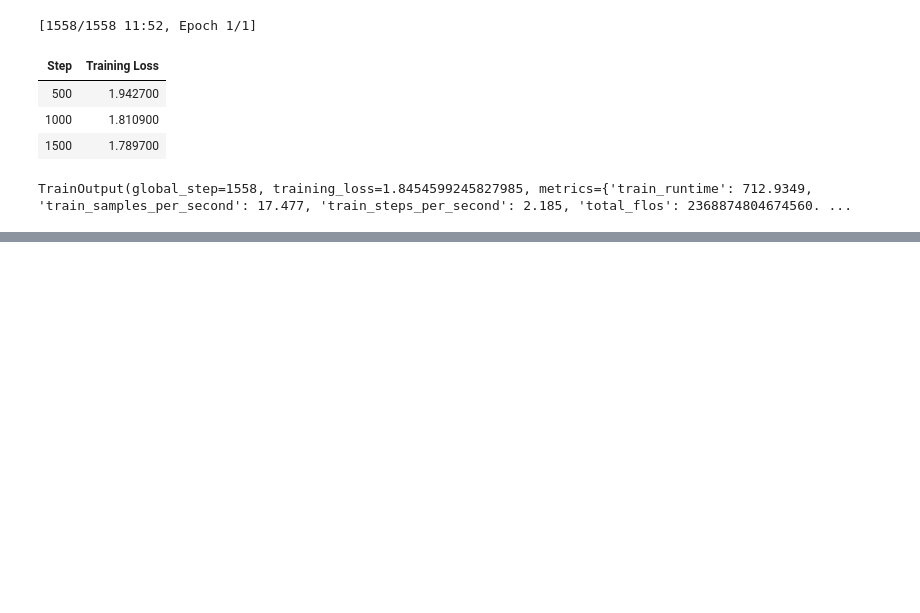
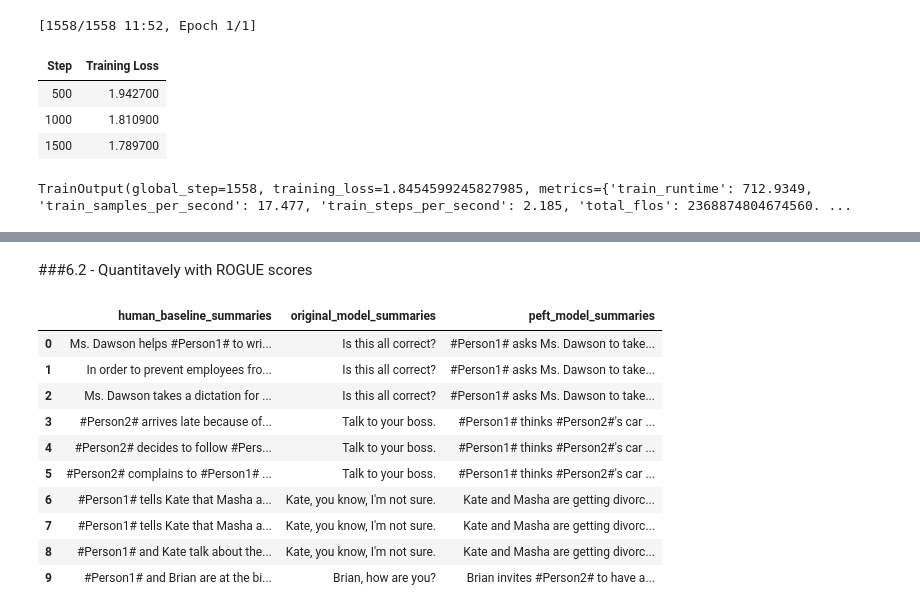
Before and after one commit to Hbvsa/LLMs, a Jupyter notebook: LLM_state_of_the_art_techniques_exploration.ipynb, the cells around one changed output, grey strips where cells are left out. Drawn from its saved outputs; the diff is of its cells as text; code cells hidden in the pictures; blank space fills up the shorter version.

Commit message:
Evaluting the LoRA finetuned model versus the baseline

```diff
--- a/LLM_state_of_the_art_techniques_exploration.ipynb
+++ b/LLM_state_of_the_art_techniques_exploration.ipynb
@@ -484,10 +487,13 @@ T5ForConditionalGeneration(
+# %%
+#The normal model
+model_name='google/flan-t5-small'
+tokenizer = AutoTokenizer.from_pretrained(model_name)
+original_model = AutoModelForSeq2SeqLM.from_pretrained(model_name, torch_dtype=torch.bfloat16)
 # %%
+#The peft model
 from peft import PeftModel, PeftConfig
-
-peft_model_base = AutoModelForSeq2SeqLM.from_pretrained("google/flan-t5-base", torch_dtype=torch.bfloat16)
-tokenizer = AutoTokenizer.from_pretrained("google/flan-t5-base")
-
+peft_model_base = AutoModelForSeq2SeqLM.from_pretrained("google/flan-t5-small", torch_dtype=torch.bfloat16)
 peft_model = PeftModel.from_pretrained(peft_model_base,
-                                       './peft-dialogue-summary-checkpoint-from-s3/',
+                                       'Desktop/GithubLLMs/LLMs/peft-dialogue-summary-checkpoint-local',
                                        torch_dtype=torch.bfloat16,
                                        is_trainable=False)
@@ -538,0 +539,60 @@ tokenizer.save_pretrained(peft_model_path)
+# %% [markdown]
+<a name='6.2'></a>
+###6.2 - Quantitavely with ROGUE scores
+# %%
+dialogues = dataset['test'][0:10]['dialogue']
+human_baseline_summaries = dataset['test'][0:10]['summary']
+
+original_model_summaries = []
+peft_model_summaries = []
+
+import torch
+# Check if CUDA is available
+device = torch.device('cuda' if torch.cuda.is_available() else 'cpu')
+
+# Move your models to CUDA device
+original_model = original_model.to(device)
+peft_model = peft_model.to(device)
+
+# Loop over your dialogues
+for idx, dialogue in enumerate(dialogues):
+    prompt = f"""
+Summarize the following conversation.
+
+{dialogue}
+
+Summary: """
+
+    input_ids = tokenizer(prompt, return_tensors="pt").input_ids.to(device)  # Move input tensor to CUDA
+
+    # Generate summaries using models
+    with torch.no_grad():  # Ensure no gradients are computed during inference
+        original_model_outputs = original_model.generate(input_ids=input_ids, generation_config=GenerationConfig(max_new_tokens=200))
+        original_model_text_output = tokenizer.decode(original_model_outputs[0], skip_special_tokens=True)
+
+        peft_model_outputs = peft_model.generate(input_ids=input_ids, generation_config=GenerationConfig(max_new_tokens=200))
+        peft_model_text_output = tokenizer.decode(peft_model_outputs[0], skip_special_tokens=True)
+
+    original_model_summaries.append(original_model_text_output)
+    peft_model_summaries.append(peft_model_text_output)
+
+# Once inference is done, move your models back to CPU if needed
+original_model = original_model.to('cpu')
+peft_model = peft_model.to('cpu')
+
+zipped_summaries = list(zip(human_baseline_summaries, original_model_summaries, peft_model_summaries))
+
+df = pd.DataFrame(zipped_summaries, columns = ['human_baseline_summaries', 'original_model_summaries', 'peft_model_summaries'])
+df
+# %% [output]
+|  | human_baseline_summaries | original_model_summaries | peft_model_summaries |
+| 0 | Ms. Dawson helps #Person1# to wri... | Is this all correct? | #Person1# asks Ms. Dawson to take... |
+| 1 | In order to prevent employees fro... | Is this all correct? | #Person1# asks Ms. Dawson to take... |
+| 2 | Ms. Dawson takes a dictation for ... | Is this all correct? | #Person1# asks Ms. Dawson to take... |
+| 3 | #Person2# arrives late because of... | Talk to your boss. | #Person1# thinks #Person2#'s car ... |
+| 4 | #Person2# decides to follow #Pers... | Talk to your boss. | #Person1# thinks #Person2#'s car ... |
+| 5 | #Person2# complains to #Person1# ... | Talk to your boss. | #Person1# thinks #Person2#'s car ... |
+| 6 | #Person1# tells Kate that Masha a... | Kate, you know, I'm not sure. | Kate and Masha are getting divorc... |
+| 7 | #Person1# tells Kate that Masha a... | Kate, you know, I'm not sure. | Kate and Masha are getting divorc... |
+| 8 | #Person1# and Kate talk about the... | Kate, you know, I'm not sure. | Kate and Masha are getting divorc... |
+| 9 | #Person1# and Brian are at the bi... | Brian, how are you? | Brian invites #Person2# to have a... |
```
Also changed, not shown: parts of 12 cells of this notebook.
